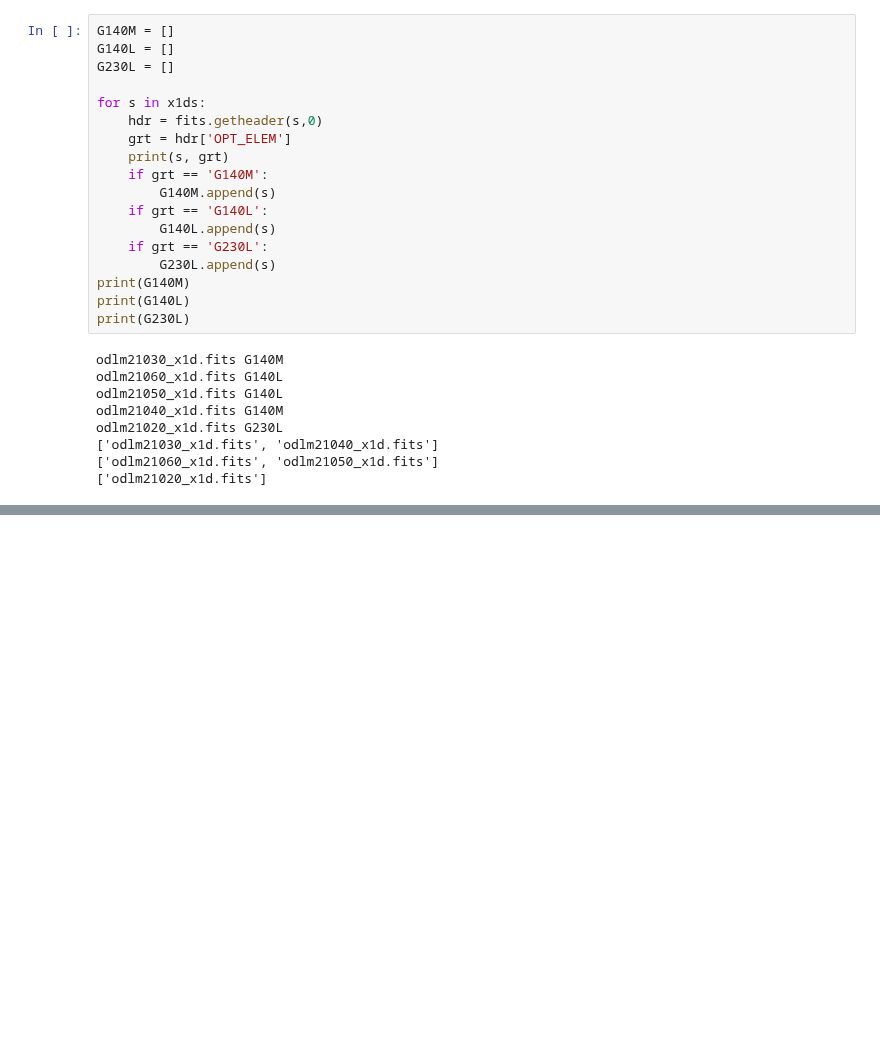
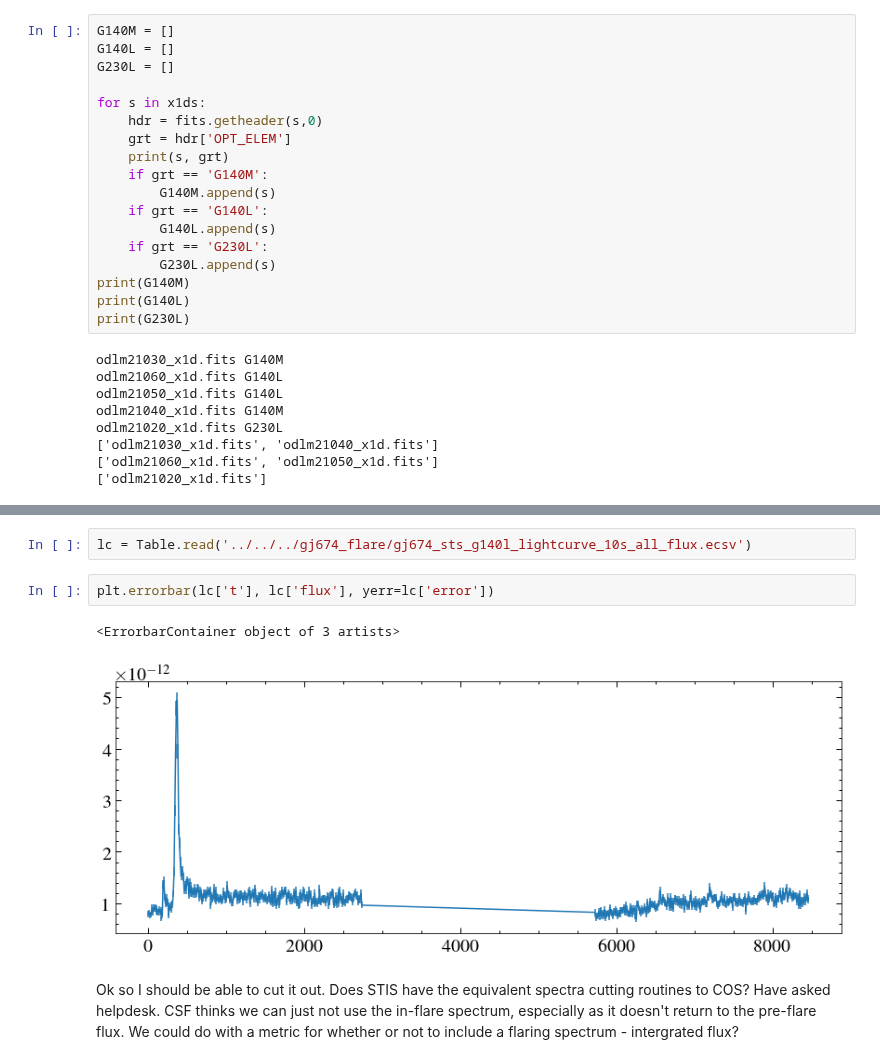
Before and after one commit to davidjwilson/SEDs, a Jupyter notebook: gj_674/STIS/stis_check.ipynb, the cells around one changed output, grey strips where cells are left out. Cells and saved outputs as stored; diff of their text form; blank space fills up the shorter version.

```diff
--- a/gj_674/STIS/stis_check.ipynb
+++ b/gj_674/STIS/stis_check.ipynb
@@ -141,0 +174,9 @@ odlm21020_x1d.fits G230L
+# %%
+lc = Table.read('../../../gj674_flare/gj674_sts_g140l_lightcurve_10s_all_flux.ecsv')
+# %%
+plt.errorbar(lc['t'], lc['flux'], yerr=lc['error'])
+# %% [output]
+<ErrorbarContainer object of 3 artists>
+[figure, added]
+# %% [markdown]
+Ok so I should be able to cut it out. Does STIS have the equivalent spectra cutting routines to COS? Have asked helpdesk. CSF thinks we can just not use the in-flare spectrum, especially as it doesn't return to the pre-flare flux. We could do with a metric for whether or not to include a flaring spectrum - intergrated flux?
```
Also changed, not shown: parts of 5 cells of this notebook.
